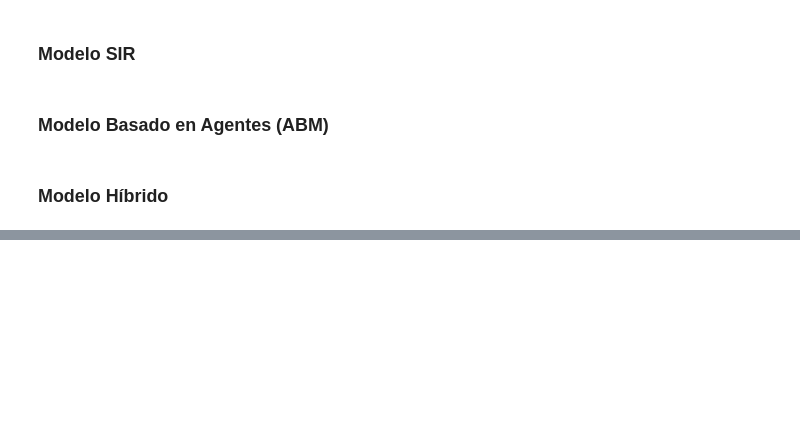
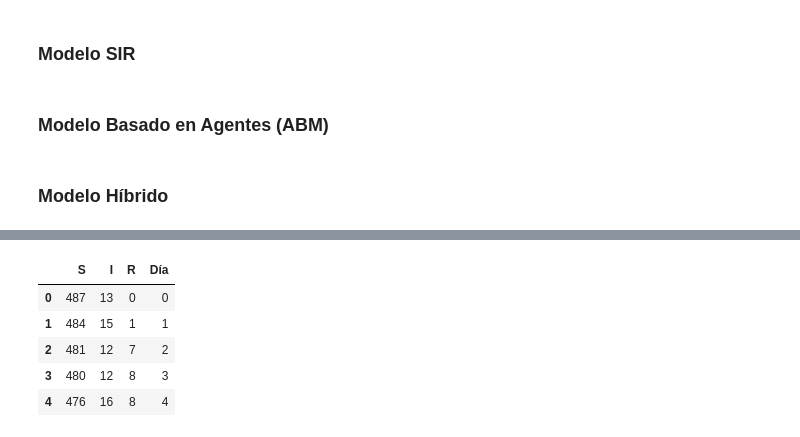
Before and after one commit to FabianKel/HDT1-ModSim, a Jupyter notebook: ejercicios.ipynb, the cells around one changed output, grey strips where cells are left out. Saved outputs shown, nothing was run; the diff lists cells and outputs as text; code cells hidden in the pictures; blank space fills up the shorter version.

```diff
--- a/ejercicios.ipynb
+++ b/ejercicios.ipynb
@@ -273,0 +292,9 @@ for dia in range(dias):
+# %%
+df_abm.head()
+# %% [output]
+|  | S | I | R | Día |
+| 0 | 487 | 13 | 0 | 0 |
+| 1 | 484 | 15 | 1 | 1 |
+| 2 | 481 | 12 | 7 | 2 |
+| 3 | 480 | 12 | 8 | 3 |
+| 4 | 476 | 16 | 8 | 4 |
```
Also changed, not shown: parts of 13 cells of this notebook, 3 other files.
